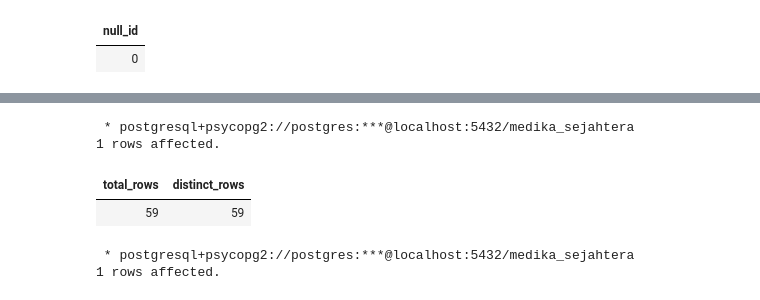
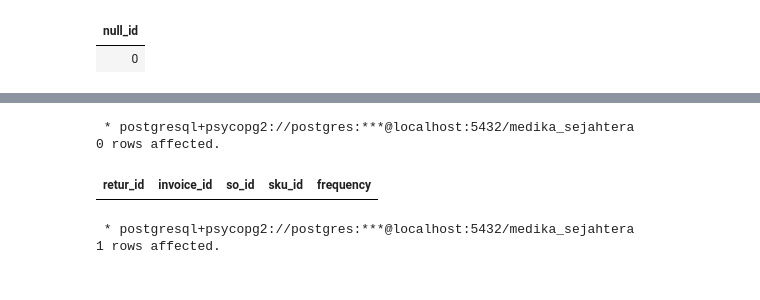
Before and after one commit to Rpfitrah/return-analysis-medika-sejahtera, a Jupyter notebook: Notebook/01_data_understanding.ipynb, the cells around one changed output, grey strips where cells are left out. Saved outputs shown, nothing was run; the diff lists cells and outputs as text; code cells hidden in the pictures.

```diff
--- a/Notebook/01_data_understanding.ipynb
+++ b/Notebook/01_data_understanding.ipynb
@@ -655,15 +670,23 @@ Tidak ada nilai null pada kolom dn_id di tabel dn_data, sehingga tidak ada data
 # %%
 %%sql
 
 SELECT
-    COUNT(*) AS total_rows,
-    COUNT(DISTINCT retur_id) AS distinct_rows
+    retur_id,
+    invoice_id,
+    so_id,
+    sku_id,
+    COUNT(*) AS frequency
 FROM return_data
+GROUP BY
+    retur_id,
+    invoice_id,
+    so_id,
+    sku_id
+HAVING COUNT(*) > 1
 # %% [output]
  * postgresql+psycopg2://postgres:***@localhost:5432/medika_sejahtera
-1 rows affected.
+0 rows affected.
-| total_rows | distinct_rows |
-| 59 | 59 |
+| retur_id | invoice_id | so_id | sku_id | frequency |
 # %%
 %%sql
 
```
Also changed, not shown: parts of 3 cells of this notebook.
